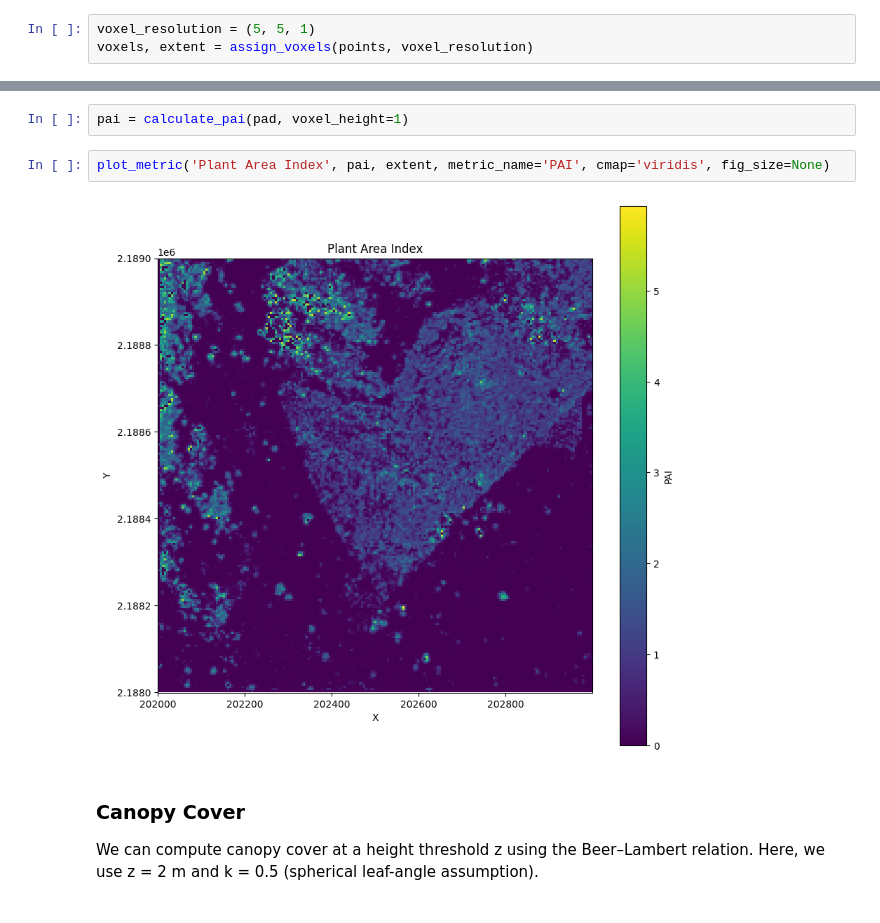
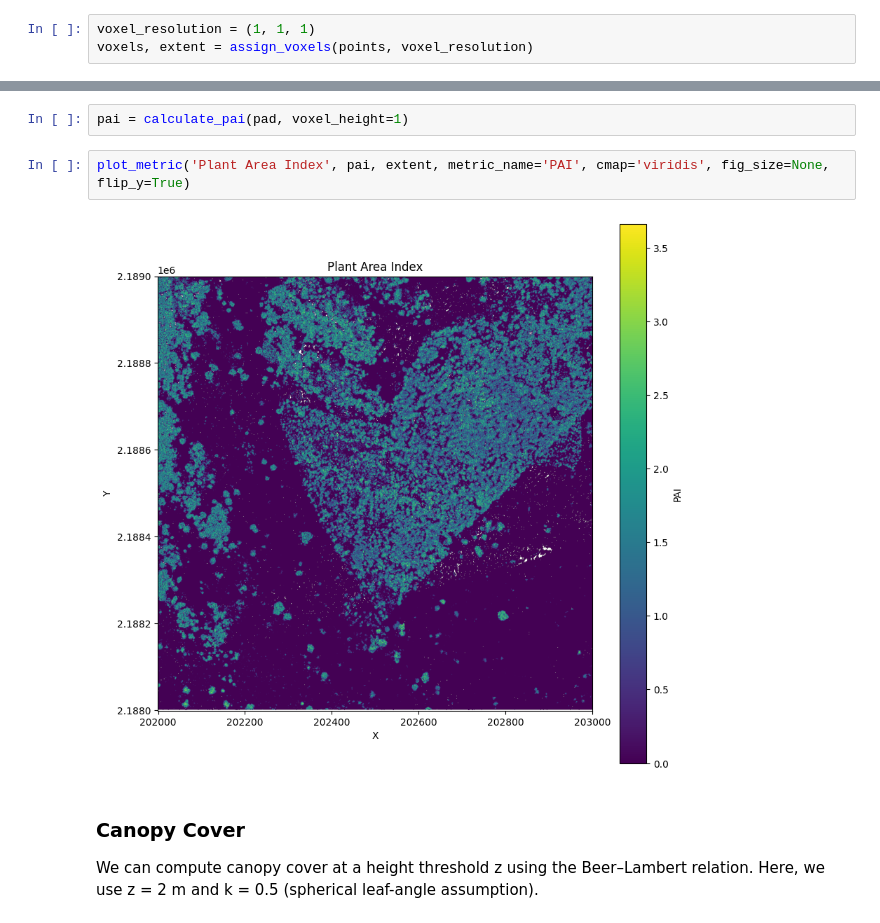
Before and after one commit to iosefa/PyForestScan, a Jupyter notebook: docs/examples/calculate-forest-metrics.ipynb, the cells around one changed output, grey strips where cells are left out. Cells and saved outputs as stored; diff of their text form.

Commit message:
Update example notebooks for new metric options

```diff
--- a/docs/examples/calculate-forest-metrics.ipynb
+++ b/docs/examples/calculate-forest-metrics.ipynb
@@ -25,7 +25,7 @@ points = arrays[0]
 ## Create Voxels
 We need to create voxels, and assign points to them. Voxel resolution must be given as a tuple with the format `(x_res, y_res, z_res)` where `x_res`, `y_res`, and `z_res` are the resolutions along the x, y, and z axes. Points within voxel bounds are assigned to them.
 # %%
-voxel_resolution = (5, 5, 1)
+voxel_resolution = (1, 1, 1)
 voxels, extent = assign_voxels(points, voxel_resolution)
 # %% [markdown]
 ## Calculate Forest Metrics
@@ -52,9 +52,9 @@ You can calculate and plot plant area index (PAI), which quantifies the total pl
 # %%
 pai = calculate_pai(pad, voxel_height=1)
 # %%
-plot_metric('Plant Area Index', pai, extent, metric_name='PAI', cmap='viridis', fig_size=None)
+plot_metric('Plant Area Index', pai, extent, metric_name='PAI', cmap='viridis', fig_size=None,  flip_y=True)
 # %% [output]
-[figure, old version]
+[figure, new version]
 # %% [markdown]
 ### Canopy Cover
 We can compute canopy cover at a height threshold z using the Beer–Lambert relation. Here, we use z = 2 m and k = 0.5 (spherical leaf-angle assumption).
```
Also changed, not shown: parts of 2 cells of this notebook, 1 other file.
